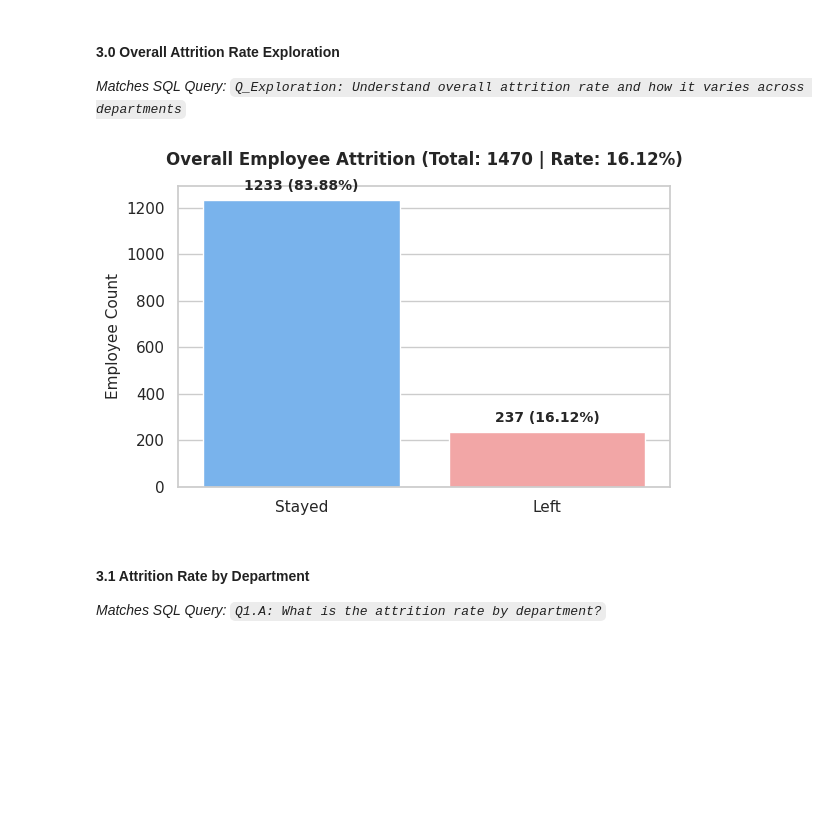
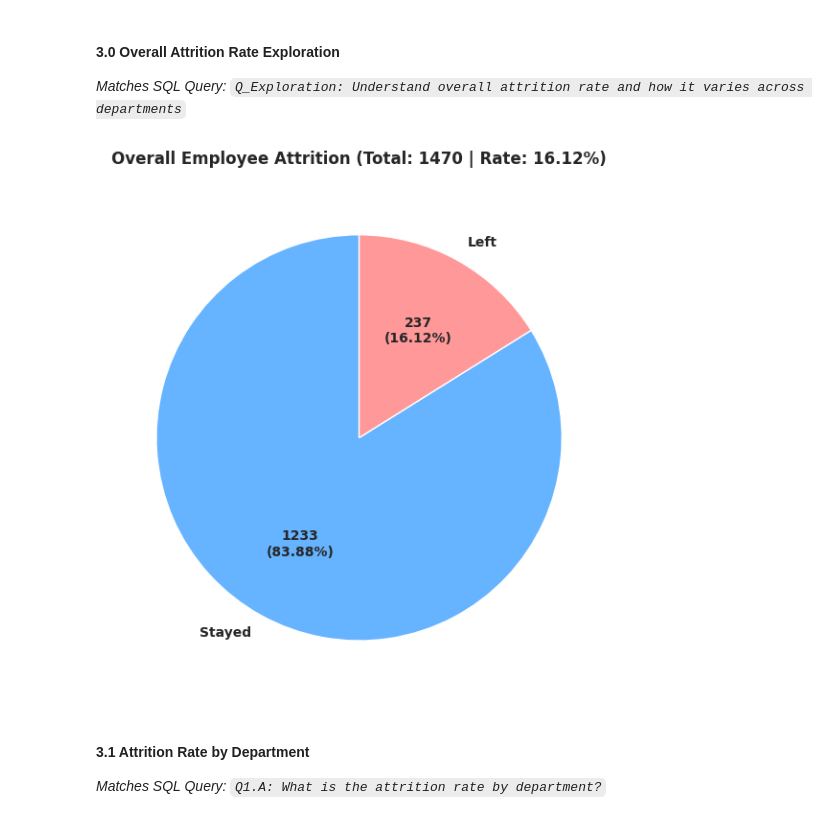
Before and after one commit to Mohammed-3tef/NTI26_Graduation_Project, a Jupyter notebook: python/02_data_analysis.ipynb, the cells around one changed output. Saved outputs shown, nothing was run; the diff lists cells and outputs as text; code cells hidden in the pictures; blank space fills up the shorter version.

Commit message:
refactor: change overall employee attrition from column to pie chart

```diff
--- a/python/02_data_analysis.ipynb
+++ b/python/02_data_analysis.ipynb
@@ -45,28 +45,24 @@ df.head()
 # %%
 total_emps = len(df)
 emps_left = df['Attrition_Num'].sum()
 emps_stayed = total_emps - emps_left
 overall_attrition_rate = (emps_left / total_emps * 100) if total_emps > 0 else 0.0
 
-# Visual representation of Overall Attrition
-plt.figure(figsize=(6, 4))
-ax_exp = sns.barplot(x=['Stayed', 'Left'], y=[emps_stayed, emps_left], hue=['Stayed', 'Left'], palette=['#66b3ff', '#ff9999'], legend=False)
+plt.figure(figsize=(6, 6))
+plt.pie(
+    [emps_stayed, emps_left],
+    labels=['Stayed', 'Left'],
+    colors=['#66b3ff', '#ff9999'],
+    autopct=lambda pct: f"{int(round(pct * total_emps / 100))}\n({pct:.2f}%)",
+    startangle=90,
+    textprops={'fontsize': 10, 'weight': 'bold'}
+)
+
 plt.title(f'Overall Employee Attrition (Total: {total_emps} | Rate: {overall_attrition_rate:.2f}%)', fontsize=12, fontweight='bold', pad=15)
-plt.ylabel('Employee Count', fontsize=11)
-
-for p in ax_exp.patches:
-    height = p.get_height()
-    if pd.notna(height) and height > 0:
-        pct = (height / total_emps) * 100
-        ax_exp.annotate(f"{int(height)} ({pct:.2f}%)",
-                        (p.get_x() + p.get_width() / 2., height),
-                        ha='center', va='bottom', xytext=(0, 5),
-                        textcoords='offset points', fontsize=10, fontweight='bold')
-
 plt.tight_layout()
 plt.show()
 # %% [output]
-[figure, old version]
+[figure, new version]
 # %% [markdown]
 #### 3.1 Attrition Rate by Department
 *Matches SQL Query: `Q1.A: What is the attrition rate by department?`*
```
